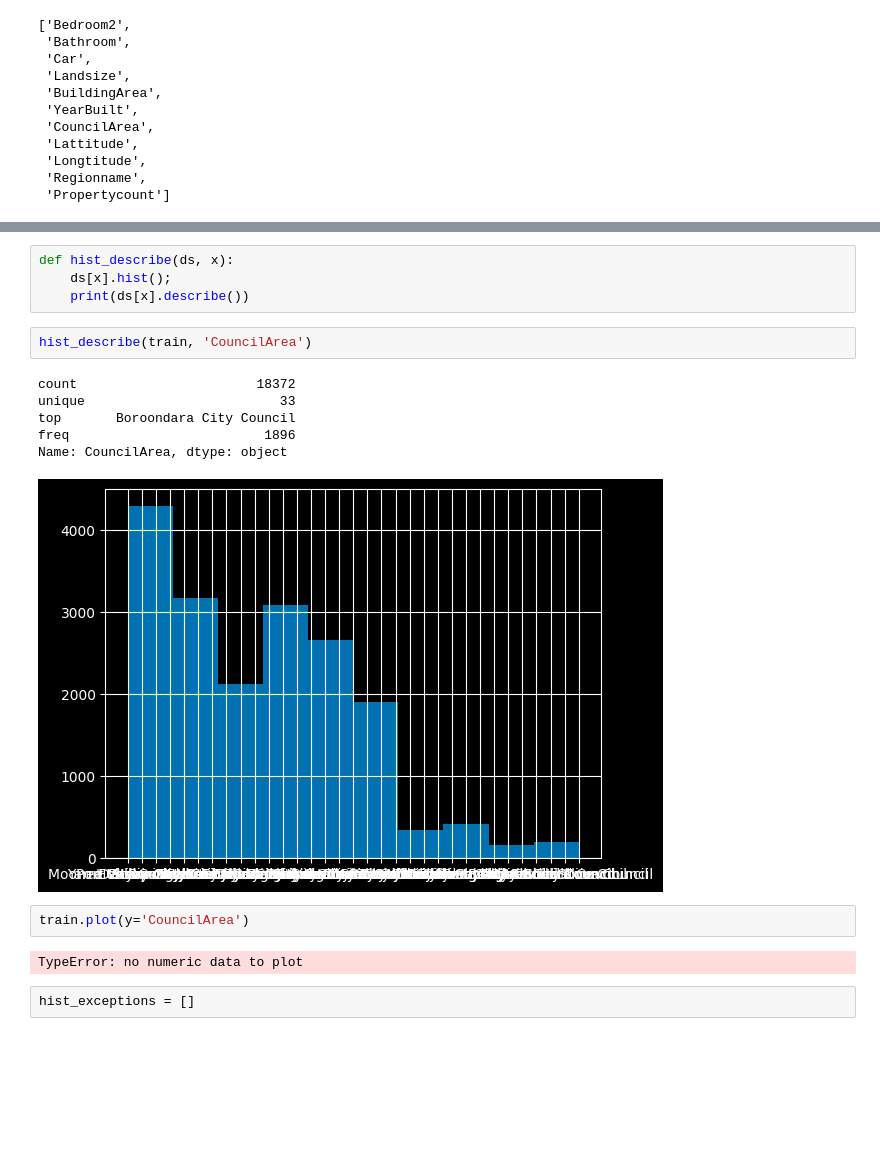
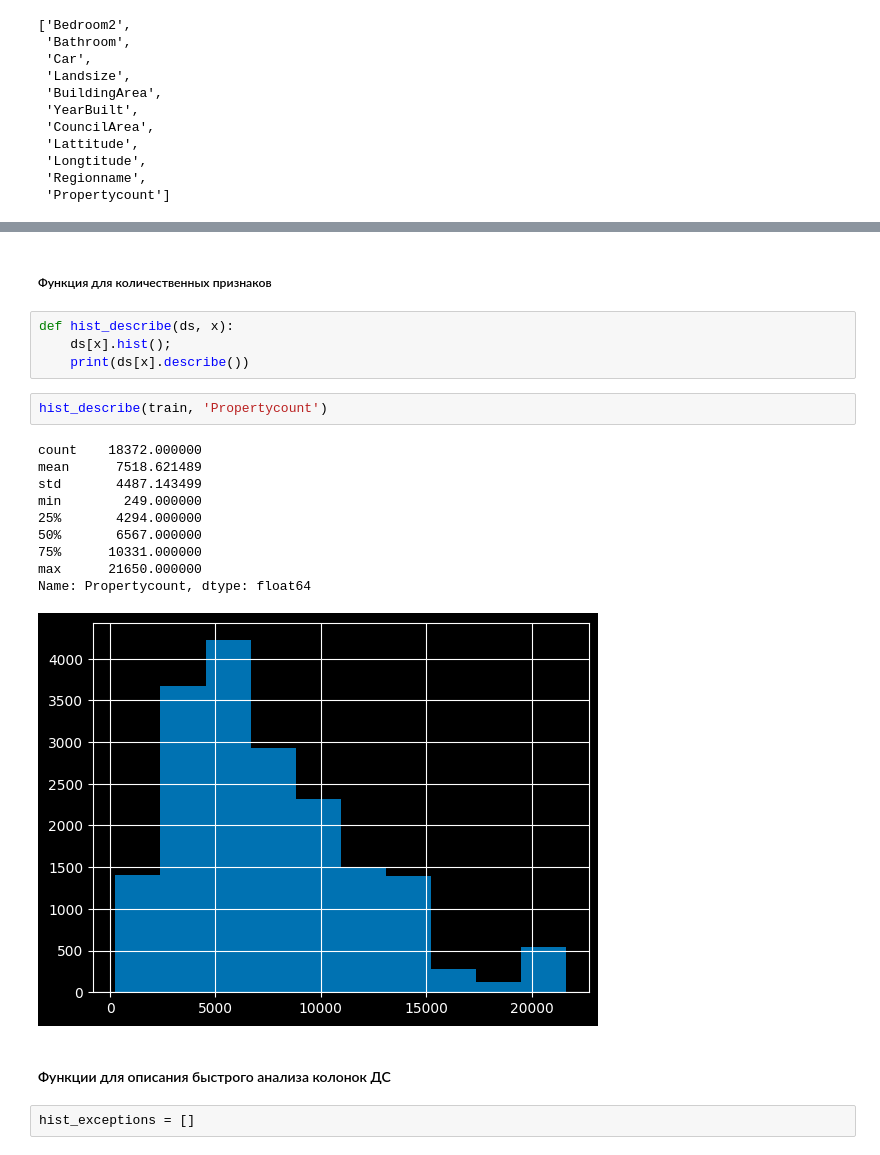
Before and after one commit to Zetis659/Data_Science_GM, a Jupyter notebook: Leopard_challenge_Regression/Leopard_challenge_Regression.ipynb, the cells around one changed output, grey strips where cells are left out. Cells and saved outputs as stored; diff of their text form; blank space fills up the shorter version.

Commit message:
Feature: Leopard_challenge_Regression graph functions automatization + Phik

```diff
--- a/Leopard_challenge_Regression/Leopard_challenge_Regression.ipynb
+++ b/Leopard_challenge_Regression/Leopard_challenge_Regression.ipynb
@@ -179,19 +287,23 @@ train_isna_true
+# %% [markdown]
+##### Функция для количественных признаков
 # %%
 def hist_describe(ds, x):
     ds[x].hist();
     print(ds[x].describe())
 # %%
-hist_describe(train, 'CouncilArea')
+hist_describe(train, 'Propertycount')
 # %% [output]
-count                       18372
-unique                         33
-top       Boroondara City Council
-freq                         1896
-Name: CouncilArea, dtype: object
+count    18372.000000
+mean      7518.621489
+std       4487.143499
+min        249.000000
+25%       4294.000000
+50%       6567.000000
+75%      10331.000000
+max      21650.000000
+Name: Propertycount, dtype: float64
-[figure, old version]
+[figure, new version]
-# %%
-train.plot(y='CouncilArea')
-# %% [output]
-TypeError: no numeric data to plot
+# %% [markdown]
+#### Функции для описания быстрого анализа колонок ДС
 # %%
 hist_exceptions = []
```
Also changed, not shown: parts of 65 cells of this notebook.
